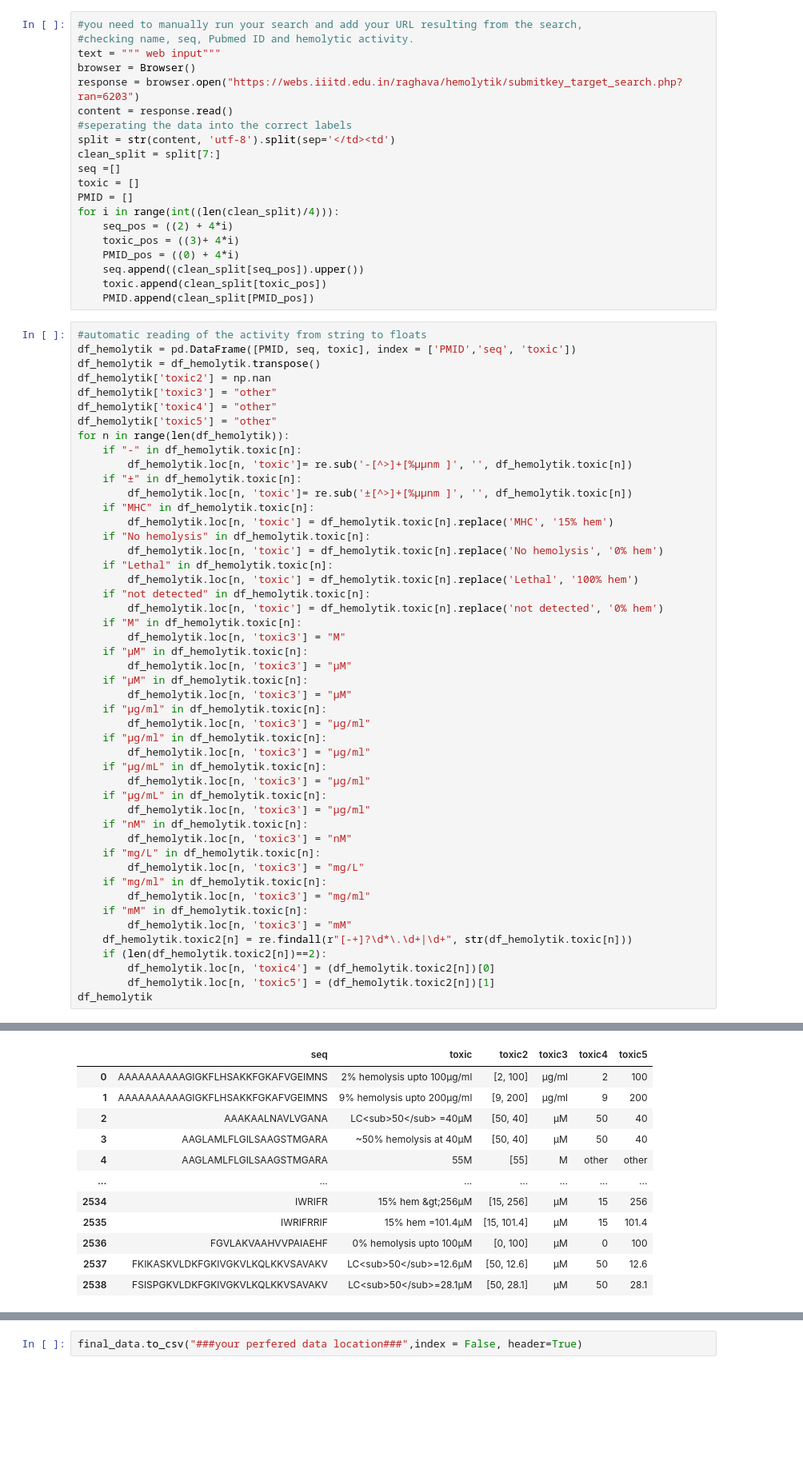
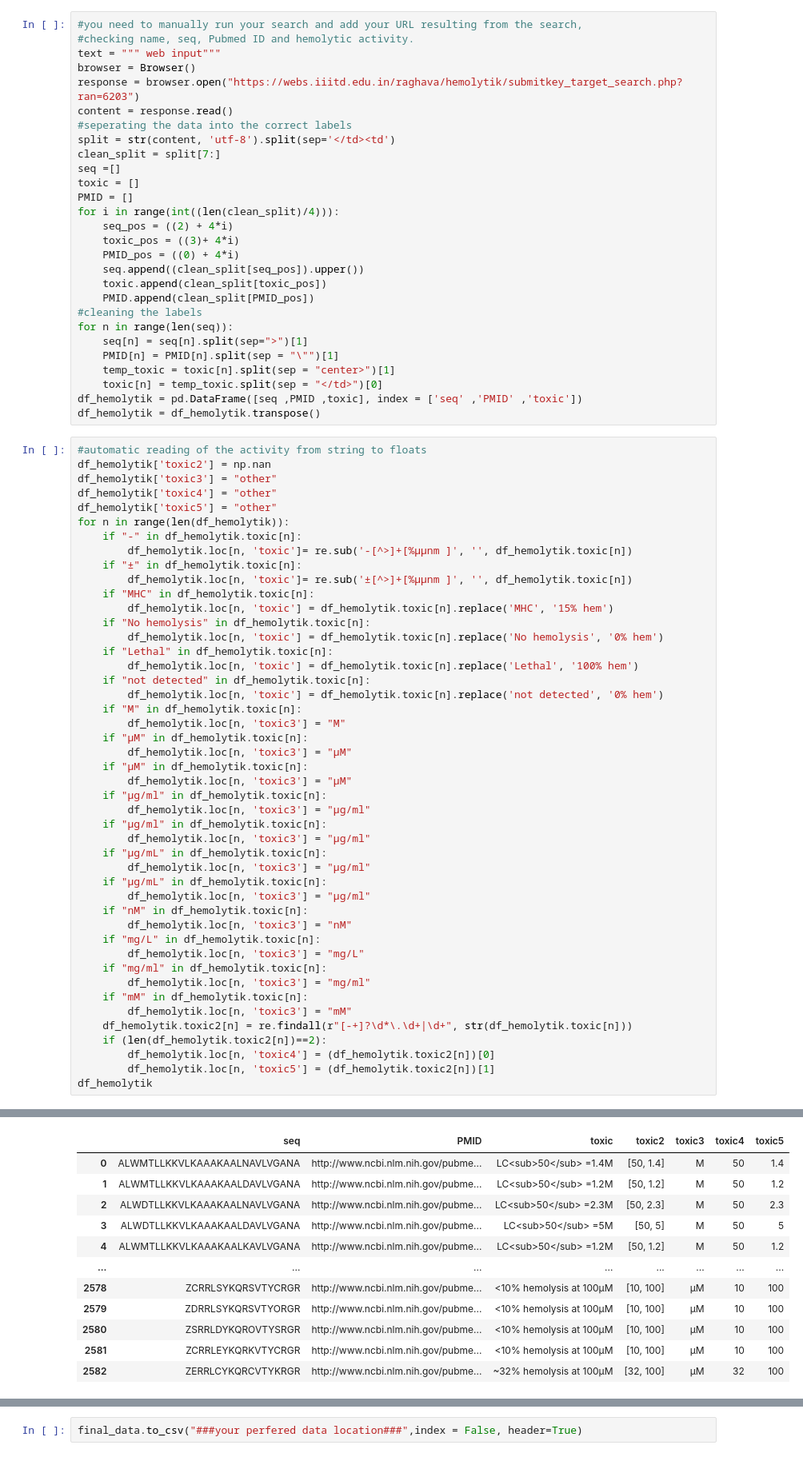
Before and after one commit to JJvRijn/toxicity_scraping, a Jupyter notebook: 20211222_import_hem_data.ipynb, the cells around one changed output, grey strips where cells are left out. Shown at 80% size. Drawn from its saved outputs; the diff is of its cells as text; blank space fills up the shorter version.

```diff
--- a/20211222_import_hem_data.ipynb
+++ b/20211222_import_hem_data.ipynb
@@ -25,10 +26,16 @@ for i in range(int((len(clean_split)/4))):
     seq.append((clean_split[seq_pos]).upper())
     toxic.append(clean_split[toxic_pos])
     PMID.append(clean_split[PMID_pos])
+#cleaning the labels
+for n in range(len(seq)):
+    seq[n] = seq[n].split(sep=">")[1]
+    PMID[n] = PMID[n].split(sep = "\"")[1]
+    temp_toxic = toxic[n].split(sep = "center>")[1]
+    toxic[n] = temp_toxic.split(sep = "</td>")[0]
+df_hemolytik = pd.DataFrame([seq ,PMID ,toxic], index = ['seq' ,'PMID' ,'toxic'])
+df_hemolytik = df_hemolytik.transpose()
 # %%
 #automatic reading of the activity from string to floats
-df_hemolytik = pd.DataFrame([PMID, seq, toxic], index = ['PMID','seq', 'toxic'])
-df_hemolytik = df_hemolytik.transpose()
 df_hemolytik['toxic2'] = np.nan
 df_hemolytik['toxic3'] = "other"
 df_hemolytik['toxic4'] = "other"
@@ -77,12 +92,12 @@ df_hemolytik
-|  | seq | toxic | toxic2 | toxic3 | toxic4 | toxic5 |
-| 0 | AAAAAAAAAAGIGKFLHSAKKFGKAFVGEIMNS | 2% hemolysis upto 100μg/ml | [2, 100] | μg/ml | 2 | 100 |
-| 1 | AAAAAAAAAAGIGKFLHSAKKFGKAFVGEIMNS | 9% hemolysis upto 200μg/ml | [9, 200] | μg/ml | 9 | 200 |
-| 2 | AAAKAALNAVLVGANA | LC<sub>50</sub> =40μM | [50, 40] | μM | 50 | 40 |
-| 3 | AAGLAMLFLGILSAAGSTMGARA | ~50% hemolysis at 40µM | [50, 40] | μM | 50 | 40 |
-| 4 | AAGLAMLFLGILSAAGSTMGARA | 55M | [55] | M | other | other |
-| ... | ... | ... | ... | ... | ... | ... |
-| 2534 | IWRIFR | 15% hem &gt;256μM | [15, 256] | μM | 15 | 256 |
-| 2535 | IWRIFRRIF | 15% hem =101.4μM | [15, 101.4] | μM | 15 | 101.4 |
-| 2536 | FGVLAKVAAHVVPAIAEHF | 0% hemolysis upto 100µM | [0, 100] | μM | 0 | 100 |
-| 2537 | FKIKASKVLDKFGKIVGKVLKQLKKVSAVAKV | LC<sub>50</sub>=12.6µM | [50, 12.6] | μM | 50 | 12.6 |
-| 2538 | FSISPGKVLDKFGKIVGKVLKQLKKVSAVAKV | LC<sub>50</sub>=28.1µM | [50, 28.1] | μM | 50 | 28.1 |
+|  | seq | PMID | toxic | toxic2 | toxic3 | toxic4 | toxic5 |
+| 0 | ALWMTLLKKVLKAAAKAALNAVLVGANA | http://www.ncbi.nlm.nih.gov/pubme... | LC<sub>50</sub> =1.4M | [50, 1.4] | M | 50 | 1.4 |
+| 1 | ALWMTLLKKVLKAAAKAALDAVLVGANA | http://www.ncbi.nlm.nih.gov/pubme... | LC<sub>50</sub> =1.2M | [50, 1.2] | M | 50 | 1.2 |
+| 2 | ALWDTLLKKVLKAAAKAALNAVLVGANA | http://www.ncbi.nlm.nih.gov/pubme... | LC<sub>50</sub> =2.3M | [50, 2.3] | M | 50 | 2.3 |
+| 3 | ALWDTLLKKVLKAAAKAALDAVLVGANA | http://www.ncbi.nlm.nih.gov/pubme... | LC<sub>50</sub> =5M | [50, 5] | M | 50 | 5 |
+| 4 | ALWMTLLKKVLKAAAKAALKAVLVGANA | http://www.ncbi.nlm.nih.gov/pubme... | LC<sub>50</sub> =1.2M | [50, 1.2] | M | 50 | 1.2 |
+| ... | ... | ... | ... | ... | ... | ... | ... |
+| 2578 | ZCRRLSYKQRSVTYCRGR | http://www.ncbi.nlm.nih.gov/pubme... | <10% hemolysis at 100µM | [10, 100] | μM | 10 | 100 |
+| 2579 | ZDRRLSYKQRSVTYORGR | http://www.ncbi.nlm.nih.gov/pubme... | <10% hemolysis at 100µM | [10, 100] | μM | 10 | 100 |
+| 2580 | ZSRRLDYKQROVTYSRGR | http://www.ncbi.nlm.nih.gov/pubme... | <10% hemolysis at 100µM | [10, 100] | μM | 10 | 100 |
+| 2581 | ZCRRLEYKQRKVTYCRGR | http://www.ncbi.nlm.nih.gov/pubme... | <10% hemolysis at 100µM | [10, 100] | μM | 10 | 100 |
+| 2582 | ZERRLCYKQRCVTYKRGR | http://www.ncbi.nlm.nih.gov/pubme... | ~32% hemolysis at 100µM | [32, 100] | μM | 32 | 100 |
```
Also changed, not shown: parts of 7 cells of this notebook.
